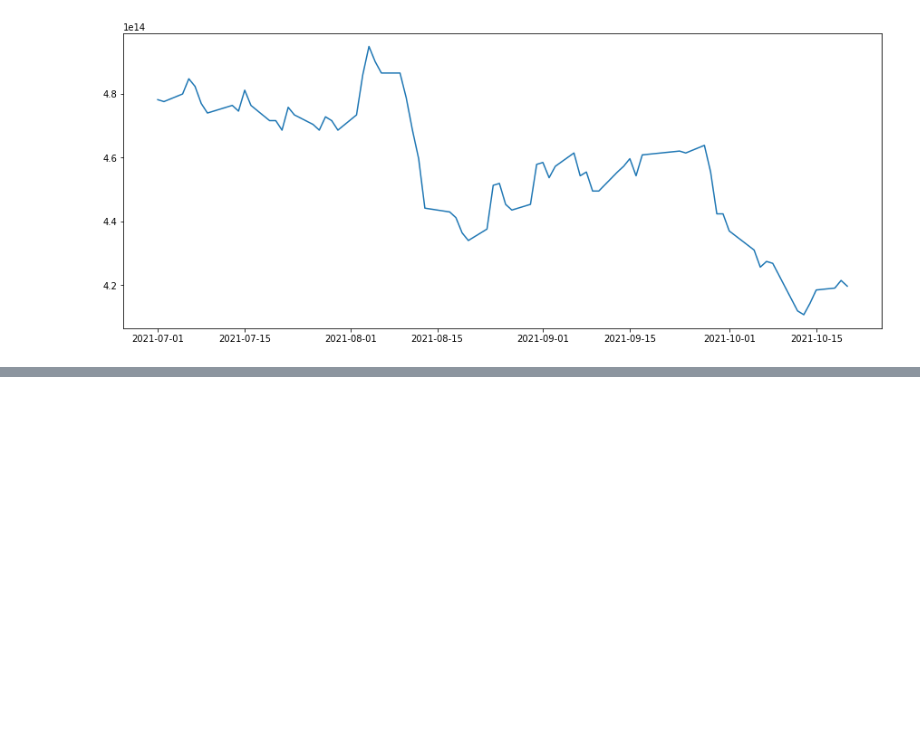
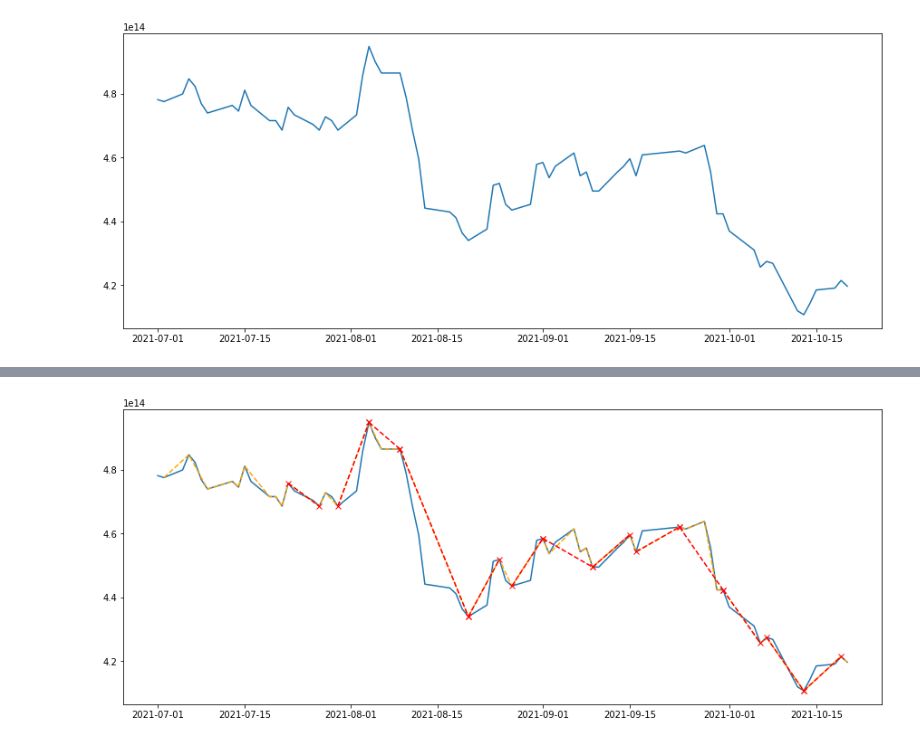
Before and after one commit to baeksumin/k-project, a Jupyter notebook: TimeSeries_trend.ipynb, the cells around one changed output, grey strips where cells are left out. Cells and saved outputs as stored; diff of their text form; code cells hidden in the pictures; blank space fills up the shorter version.

```diff
--- a/TimeSeries_trend.ipynb
+++ b/TimeSeries_trend.ipynb
@@ -91,0 +209,7 @@ plt.plot(samsung01['x'],samsung01['y'])
+# %%
+#빨간 점 X 뽑아내기
+
+red_x = list(result['x1'])+ list(result['x2'])
+red_x = list(set(red_x))
+red_x.sort()
+red_x
@@ -91,0 +288,7 @@ plt.plot(samsung01['x'],samsung01['y'])
+# %%
+t =df1['t'] <5
+p = df1['p']<0.01
+
+
+result1 = df1[~t&~p]
+result1
@@ -91,0 +310,13 @@ plt.plot(samsung01['x'],samsung01['y'])
+# %%
+#기울기(m) 열 추가
+result1['m'] = np.nan
+for i in range(result1.shape[0]):
+  m = result1.iloc[i,3]- result1.iloc[i,2]
+
+  if (m>0):
+    result1.iloc[i,6] = 1
+  elif (m<0):
+    result1.iloc[i,6] = -1
+  else :
+    result1.iloc[i,6] = 0
+result1
@@ -91,0 +348,12 @@ plt.plot(samsung01['x'],samsung01['y'])
+# %%
+plt.figure(figsize=(15,6))
+plt.plot(samsung01['x'],samsung01['y'])
+plt.plot(x,y, color = "orange", linestyle = "--")
+#plt.scatter(x,y)
+for i in range(result1.shape[0]):
+  x1 = list(result1.iloc[i,:2])
+  y1 = list(result1.iloc[i,2:4])
+  plt.plot(x1,y1, "rx--")
+plt.show()
+# %% [output]
+[figure, added]
```
Also changed, not shown: parts of 31 cells of this notebook.
